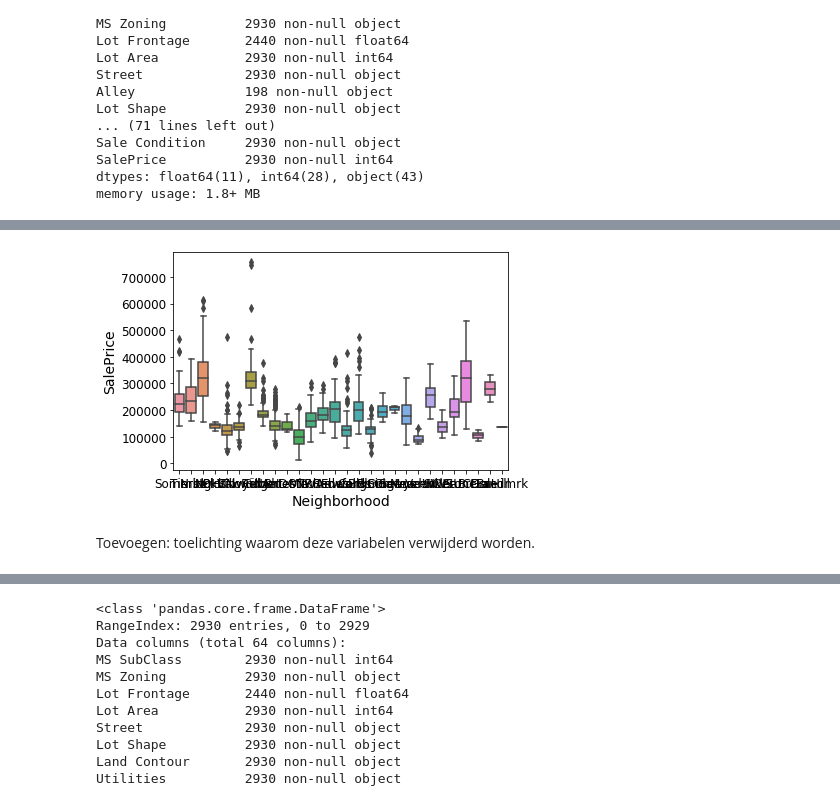
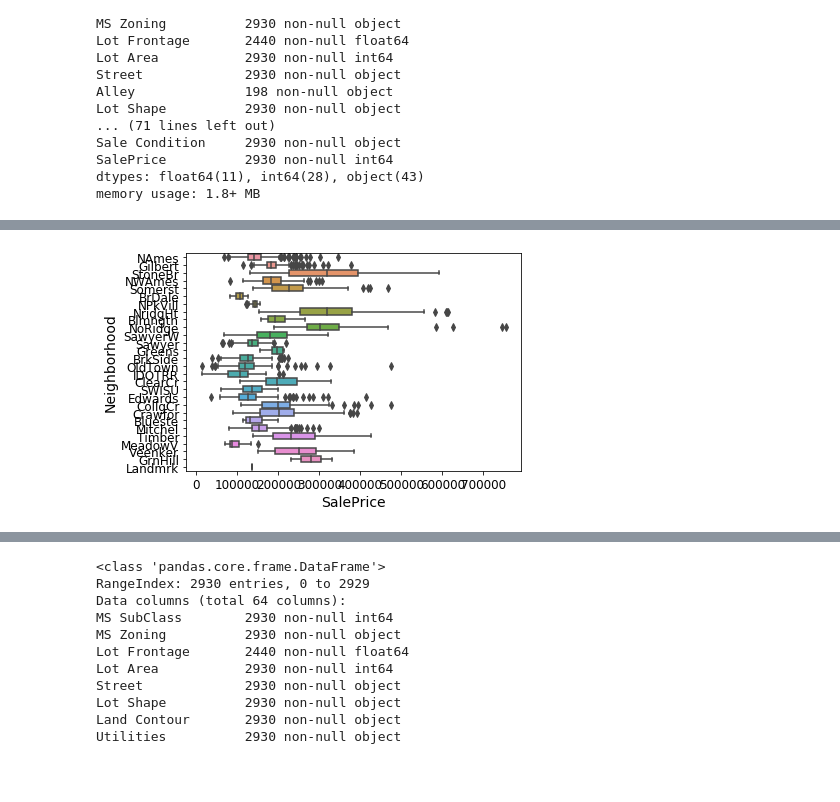
Before and after one commit to kolibrie-eric/JADS, a Jupyter notebook: Ames housing/ames-housing.ipynb, the cells around one changed output, grey strips where cells are left out. Drawn from its saved outputs; the diff is of its cells as text; code cells hidden in the pictures; blank space fills up the shorter version.

```diff
--- a/Ames housing/ames-housing.ipynb
+++ b/Ames housing/ames-housing.ipynb
@@ -97,6 +124,4 @@ Van `Neighborhood` verwachten we dat er een verband zal zijn met de verkoopprijs
 # %%
-ax = sns.boxplot(x="Neighborhood", y="SalePrice", data=ames)
+ax = sns.boxplot(x="SalePrice", y="Neighborhood", data=ames, orient="h")
 # %% [output]
-[figure, old version]
+[figure, new version]
-# %% [markdown]
-Toevoegen: toelichting waarom deze variabelen verwijderd worden.
```
Also changed, not shown: parts of 105 cells of this notebook.
